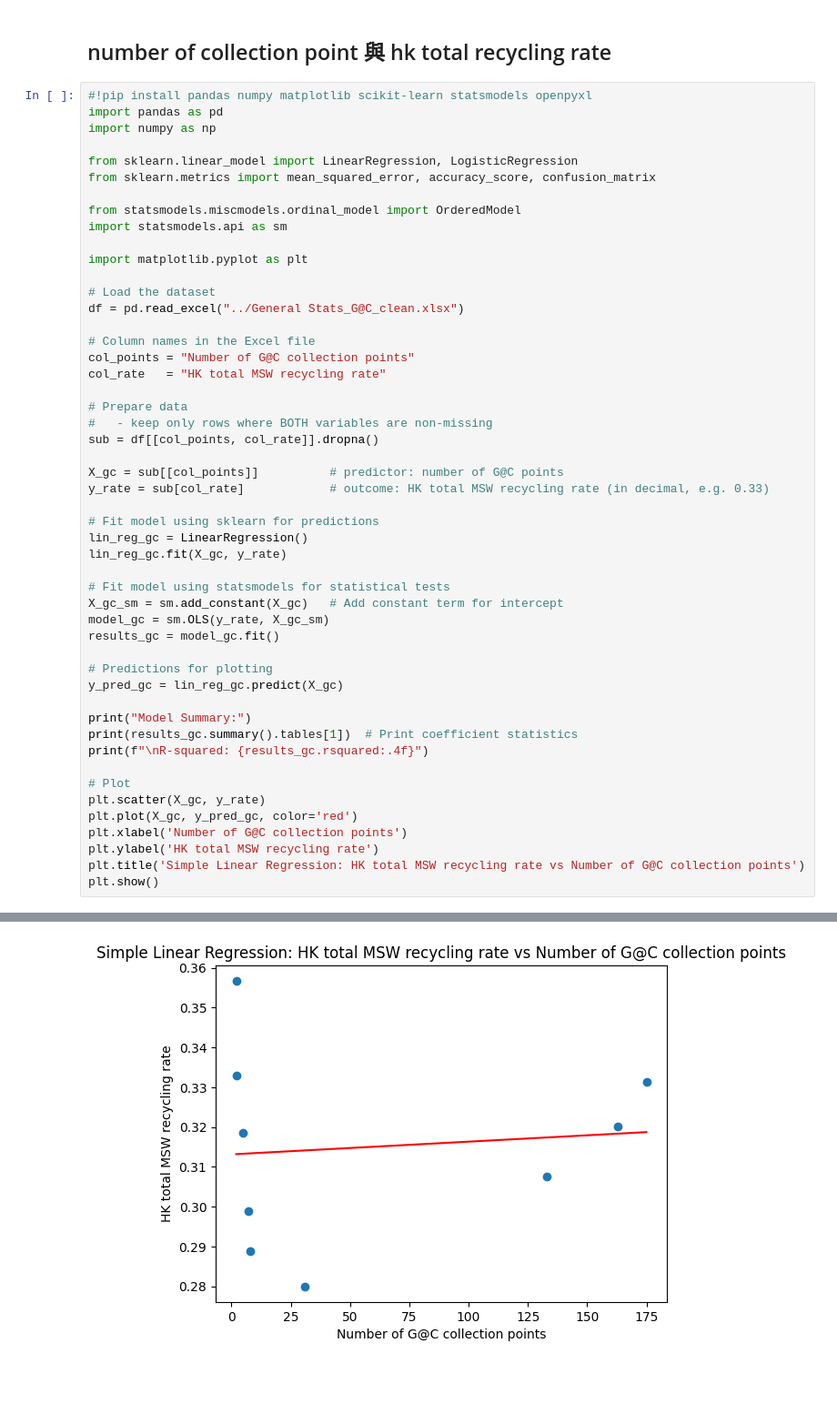
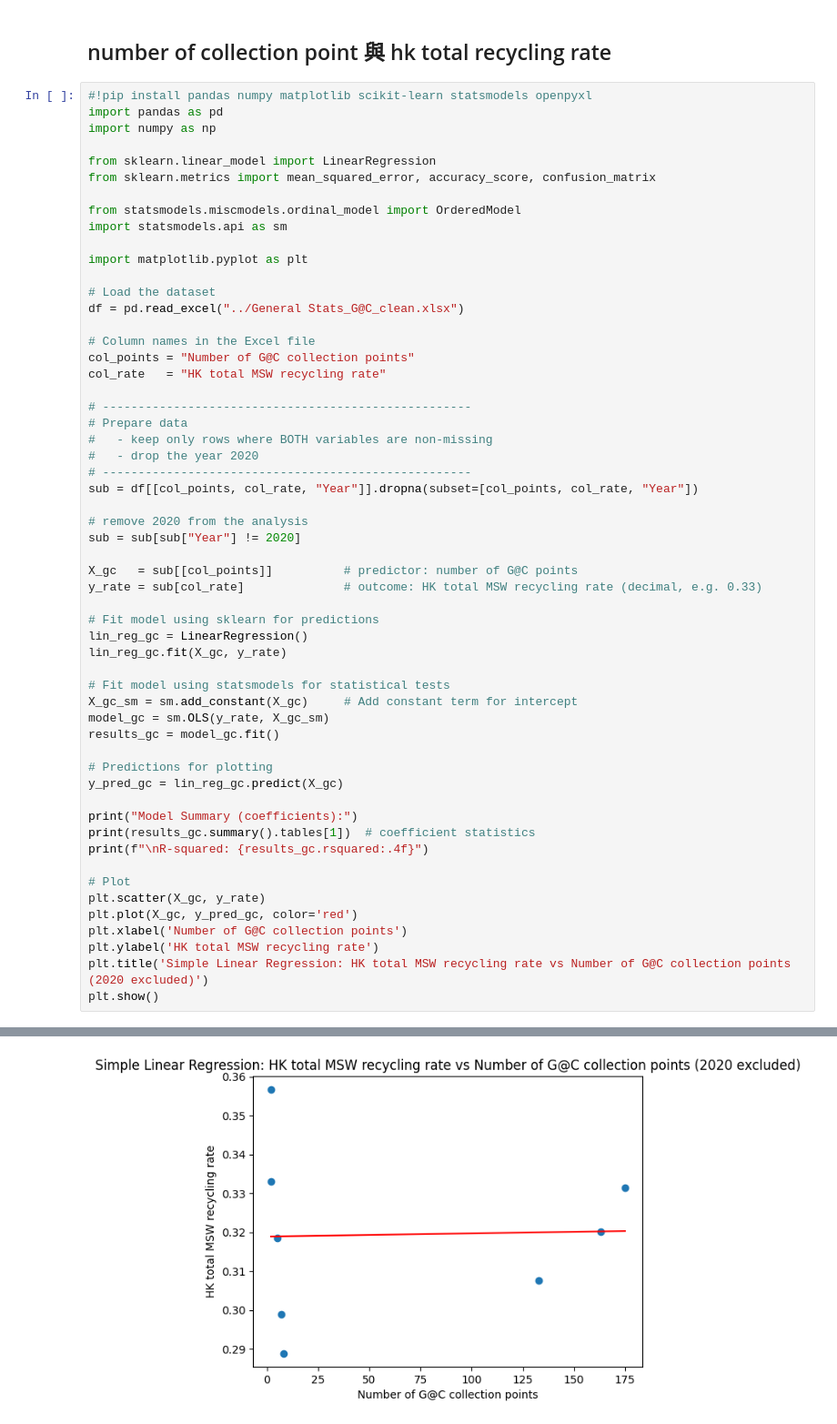
Before and after one commit to Tony0824X/Green-Community_DataAnalysis, a Jupyter notebook: Green@Community_DataAnalysis/Cost-effectiveness/5.5 number of collection point 與 hk total recycling rate.ipynb, the cells around one changed output, grey strips where cells are left out. Shown at 91% size. Cells and saved outputs as stored; diff of their text form; blank space fills up the shorter version.

```diff
--- a/Green@Community_DataAnalysis/Cost-effectiveness/5.5 number of collection point 與 hk total recycling rate.ipynb
+++ b/Green@Community_DataAnalysis/Cost-effectiveness/5.5 number of collection point 與 hk total recycling rate.ipynb
@@ -5,7 +5,7 @@
 import pandas as pd
 import numpy as np
 
-from sklearn.linear_model import LinearRegression, LogisticRegression
+from sklearn.linear_model import LinearRegression
 from sklearn.metrics import mean_squared_error, accuracy_score, confusion_matrix
 
 from statsmodels.miscmodels.ordinal_model import OrderedModel
@@ -20,27 +20,33 @@ df = pd.read_excel("../General Stats_G@C_clean.xlsx")
 col_points = "Number of G@C collection points"
 col_rate   = "HK total MSW recycling rate"
 
+# ----------------------------------------------------
 # Prepare data
 #   - keep only rows where BOTH variables are non-missing
-sub = df[[col_points, col_rate]].dropna()
+#   - drop the year 2020
+# ----------------------------------------------------
+sub = df[[col_points, col_rate, "Year"]].dropna(subset=[col_points, col_rate, "Year"])
 
-X_gc = sub[[col_points]]          # predictor: number of G@C points
-y_rate = sub[col_rate]            # outcome: HK total MSW recycling rate (in decimal, e.g. 0.33)
+# remove 2020 from the analysis
+sub = sub[sub["Year"] != 2020]
+
+X_gc   = sub[[col_points]]          # predictor: number of G@C points
+y_rate = sub[col_rate]              # outcome: HK total MSW recycling rate (decimal, e.g. 0.33)
 
 # Fit model using sklearn for predictions
 lin_reg_gc = LinearRegression()
 lin_reg_gc.fit(X_gc, y_rate)
 
 # Fit model using statsmodels for statistical tests
-X_gc_sm = sm.add_constant(X_gc)   # Add constant term for intercept
+X_gc_sm = sm.add_constant(X_gc)     # Add constant term for intercept
 model_gc = sm.OLS(y_rate, X_gc_sm)
 results_gc = model_gc.fit()
 
 # Predictions for plotting
 y_pred_gc = lin_reg_gc.predict(X_gc)
 
-print("Model Summary:")
-print(results_gc.summary().tables[1])  # Print coefficient statistics
+print("Model Summary (coefficients):")
+print(results_gc.summary().tables[1])  # coefficient statistics
 print(f"\nR-squared: {results_gc.rsquared:.4f}")
 
 # Plot
@@ -48,6 +54,6 @@ plt.scatter(X_gc, y_rate)
 plt.plot(X_gc, y_pred_gc, color='red')
 plt.xlabel('Number of G@C collection points')
 plt.ylabel('HK total MSW recycling rate')
-plt.title('Simple Linear Regression: HK total MSW recycling rate vs Number of G@C collection points')
+plt.title('Simple Linear Regression: HK total MSW recycling rate vs Number of G@C collection points (2020 excluded)')
 plt.show()
 # %% [output]
@@ -63,2 +69,2 @@ R-squared: 0.0100
-[figure, old version]
+[figure, new version]
 # %% [markdown]
```
Also changed, not shown: parts of 2 cells of this notebook.
